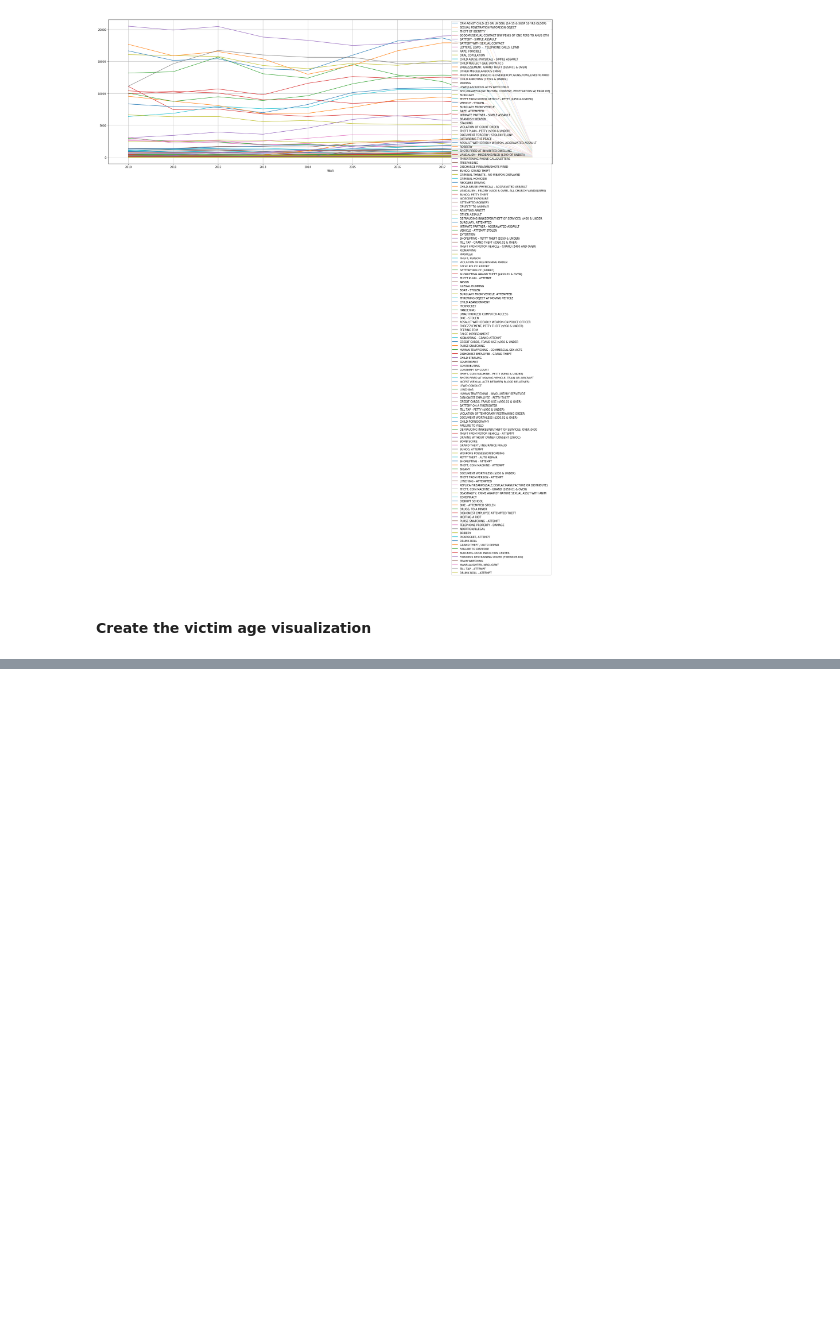
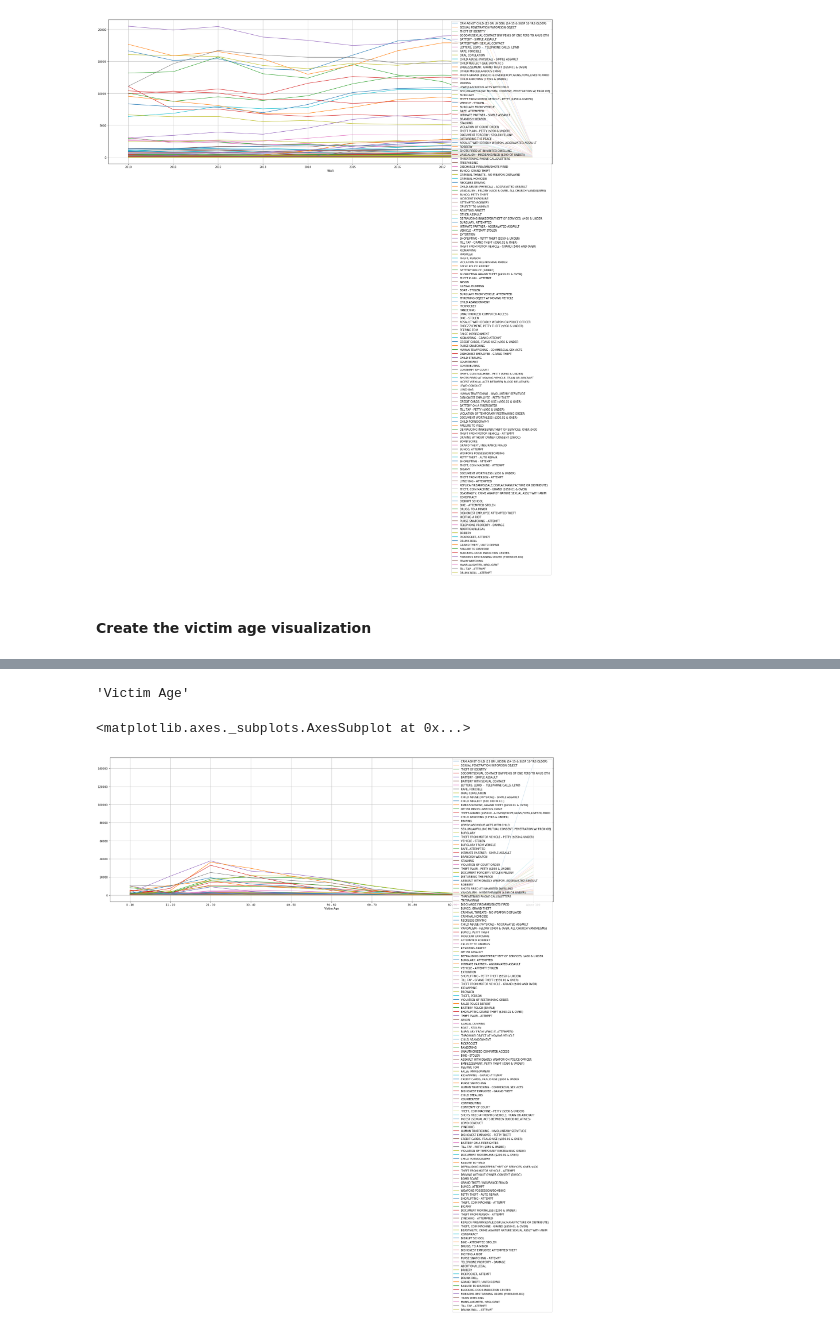
Before and after one commit to LuciferDN/Projects, a Jupyter notebook: Final Project.ipynb, the cells around one changed output, grey strips where cells are left out. Drawn from its saved outputs; the diff is of its cells as text; code cells hidden in the pictures; blank space fills up the shorter version.

Commit message:
Visualization done

```diff
--- a/Final Project.ipynb
+++ b/Final Project.ipynb
@@ -186,0 +265,2 @@ age_crime = age_crime[pd.notnull(crime['Victim Age'])]
+# %%
+victim_age_crime = pd.DataFrame(columns = crime_type)
@@ -186,0 +272,10 @@ age_crime = age_crime[pd.notnull(crime['Victim Age'])]
+# %%
+age_group = age_crime['Victim Age'].unique().tolist()
+# %%
+for i in range(0, len(age_group)):
+    temp = age_crime[age_crime['Victim Age'] == age_group[i]]
+    crime_count = []
+    for j in range(0, len(crime_type) - 1):
+        crime_count.append(len(temp[temp['Crime Code Description'] == crime_type[j]]))
+    crime_count.append(age_group[i])
+    victim_age_crime.loc[i] = crime_count
@@ -186,0 +298,9 @@ age_crime = age_crime[pd.notnull(crime['Victim Age'])]
+# %%
+crime_type.pop()
+# %% [output]
+'Victim Age'
+# %%
+victim_age_crime.plot(x='Victim Age', y=crime_type, figsize=(30,10), xticks=(range(0,11)), grid=True)
+# %% [output]
+<matplotlib.axes._subplots.AxesSubplot at 0x...>
+[figure, added]
```
Also changed, not shown: parts of 8 cells of this notebook.
